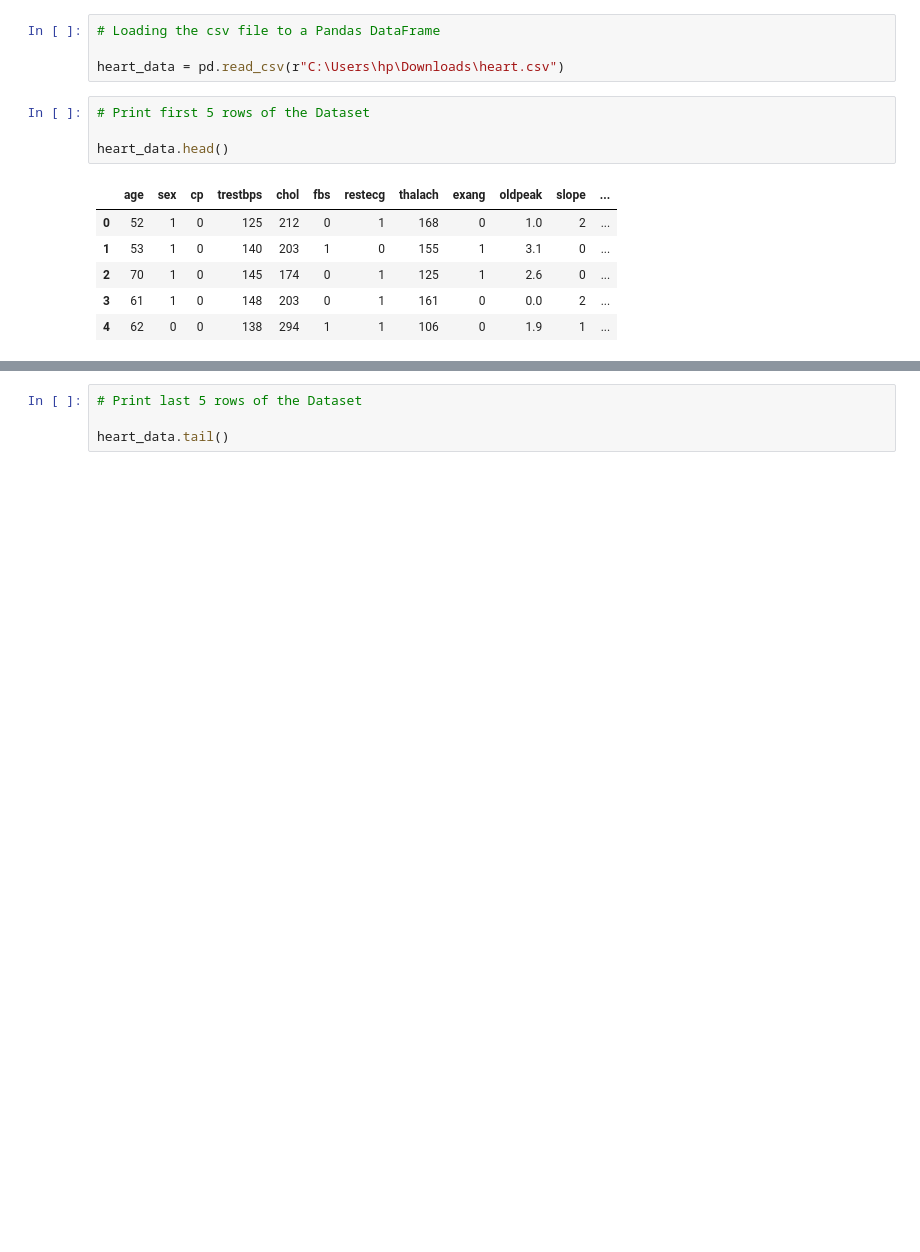
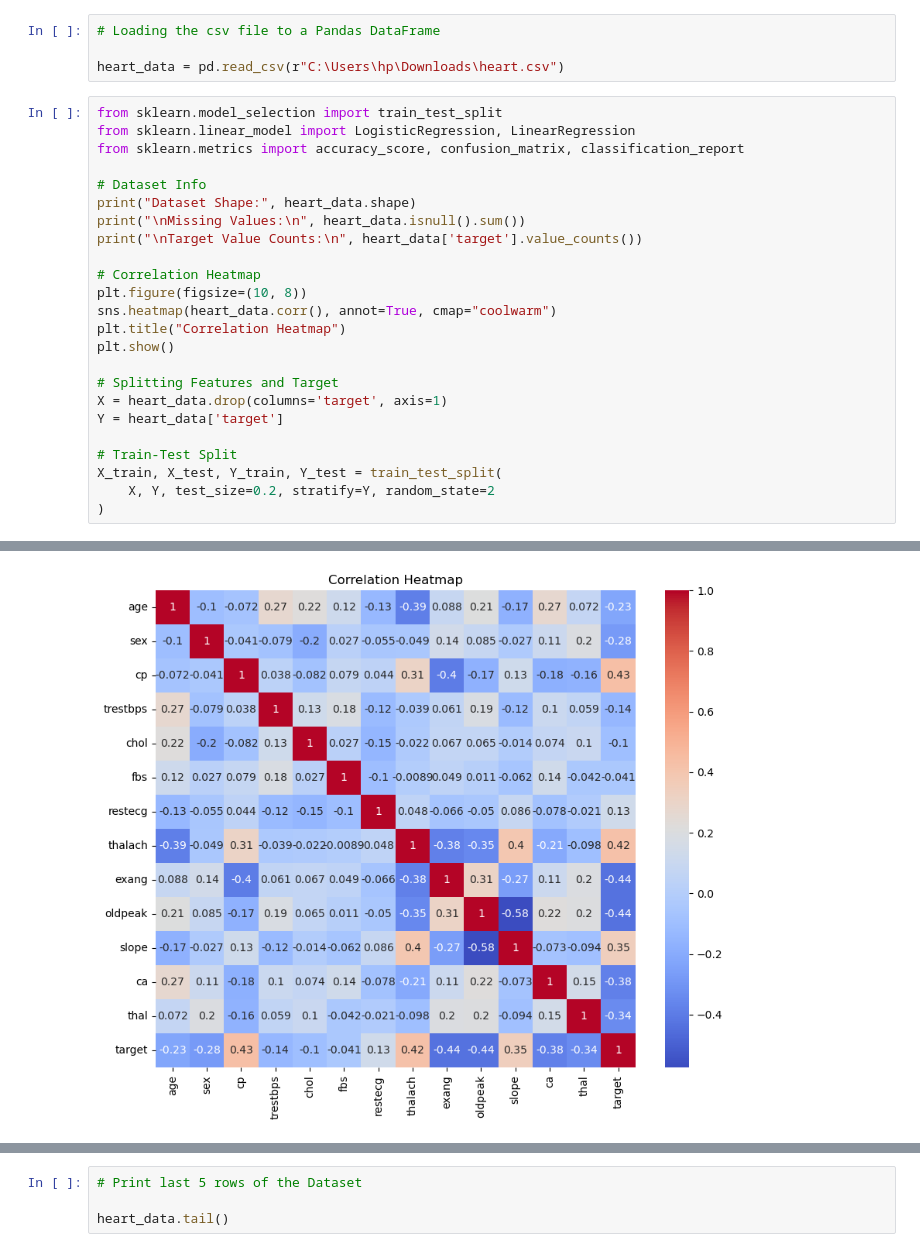
Before and after one commit to Mr-Wasith/Heart_Disease_Prediction, a Jupyter notebook: Heart_Disease_Prediction.ipynb, the cells around one changed output, grey strips where cells are left out. Saved outputs shown, nothing was run; the diff lists cells and outputs as text; blank space fills up the shorter version.

```diff
--- a/Heart_Disease_Prediction.ipynb
+++ b/Heart_Disease_Prediction.ipynb
@@ -15,14 +11,28 @@ Data Collection and Processing
 # Loading the csv file to a Pandas DataFrame
 
 heart_data = pd.read_csv(r"C:\Users\hp\Downloads\heart.csv")
-# %%
-# Print first 5 rows of the Dataset
-
-heart_data.head()
-# %% [output]
-|  | age | sex | cp | trestbps | chol | fbs | restecg | thalach | exang | oldpeak | slope | ... |
-| 0 | 52 | 1 | 0 | 125 | 212 | 0 | 1 | 168 | 0 | 1.0 | 2 | ... |
-| 1 | 53 | 1 | 0 | 140 | 203 | 1 | 0 | 155 | 1 | 3.1 | 0 | ... |
-| 2 | 70 | 1 | 0 | 145 | 174 | 0 | 1 | 125 | 1 | 2.6 | 0 | ... |
-| 3 | 61 | 1 | 0 | 148 | 203 | 0 | 1 | 161 | 0 | 0.0 | 2 | ... |
-| 4 | 62 | 0 | 0 | 138 | 294 | 1 | 1 | 106 | 0 | 1.9 | 1 | ... |
+# %%
+from sklearn.model_selection import train_test_split
+from sklearn.linear_model import LogisticRegression, LinearRegression
+from sklearn.metrics import accuracy_score, confusion_matrix, classification_report
+
+# Dataset Info
+print("Dataset Shape:", heart_data.shape)
+print("\nMissing Values:\n", heart_data.isnull().sum())
+print("\nTarget Value Counts:\n", heart_data['target'].value_counts())
+
+# Correlation Heatmap
+plt.figure(figsize=(10, 8))
+sns.heatmap(heart_data.corr(), annot=True, cmap="coolwarm")
+plt.title("Correlation Heatmap")
+plt.show()
+
+# Splitting Features and Target
+X = heart_data.drop(columns='target', axis=1)
+Y = heart_data['target']
+
+# Train-Test Split
+X_train, X_test, Y_train, Y_test = train_test_split(
+    X, Y, test_size=0.2, stratify=Y, random_state=2
+)
+# %% [output]
@@ -28,0 +56 @@ heart_data.head()
+[figure, added]
```
Also changed, not shown: parts of 3 cells of this notebook.
